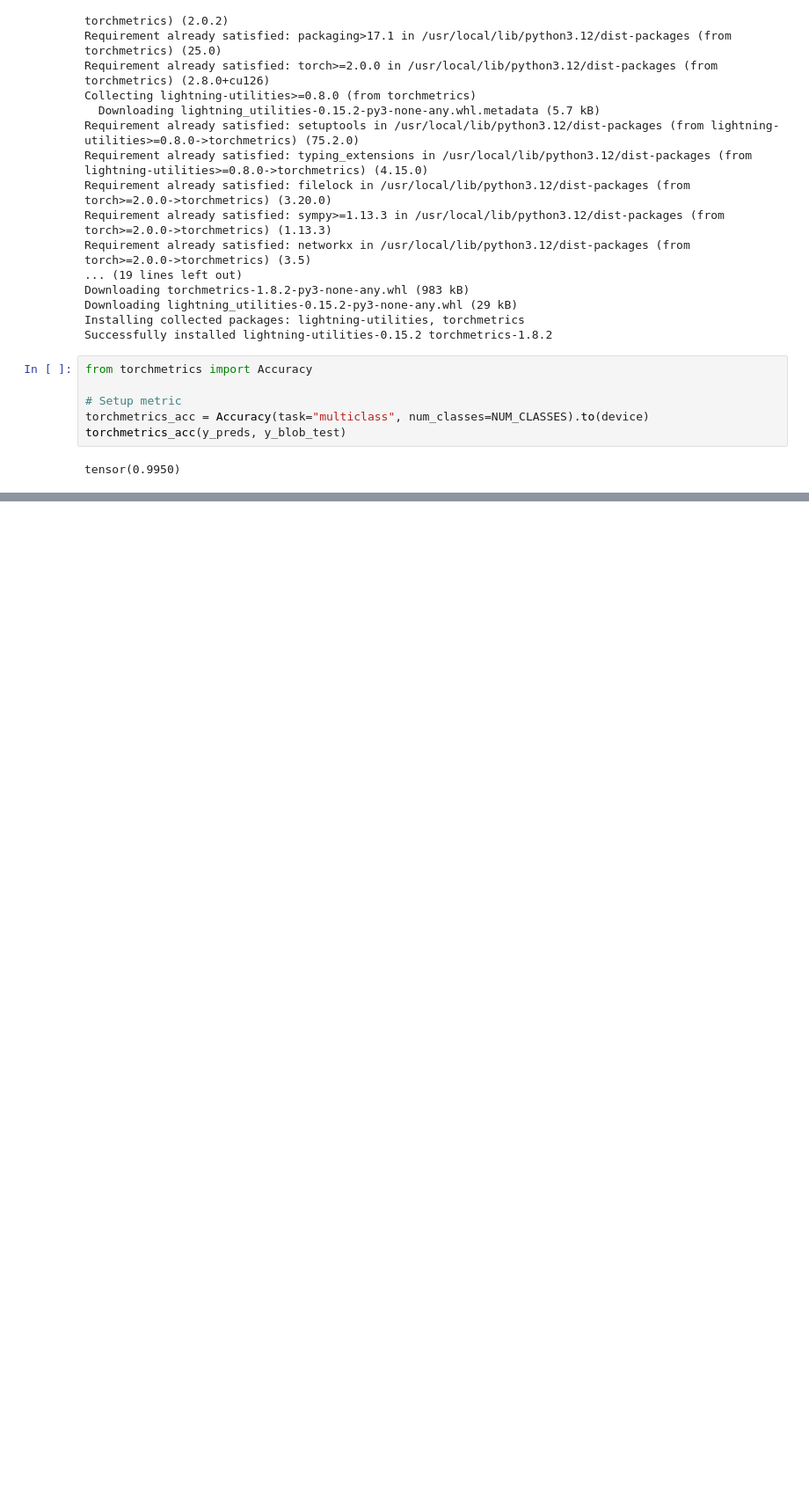
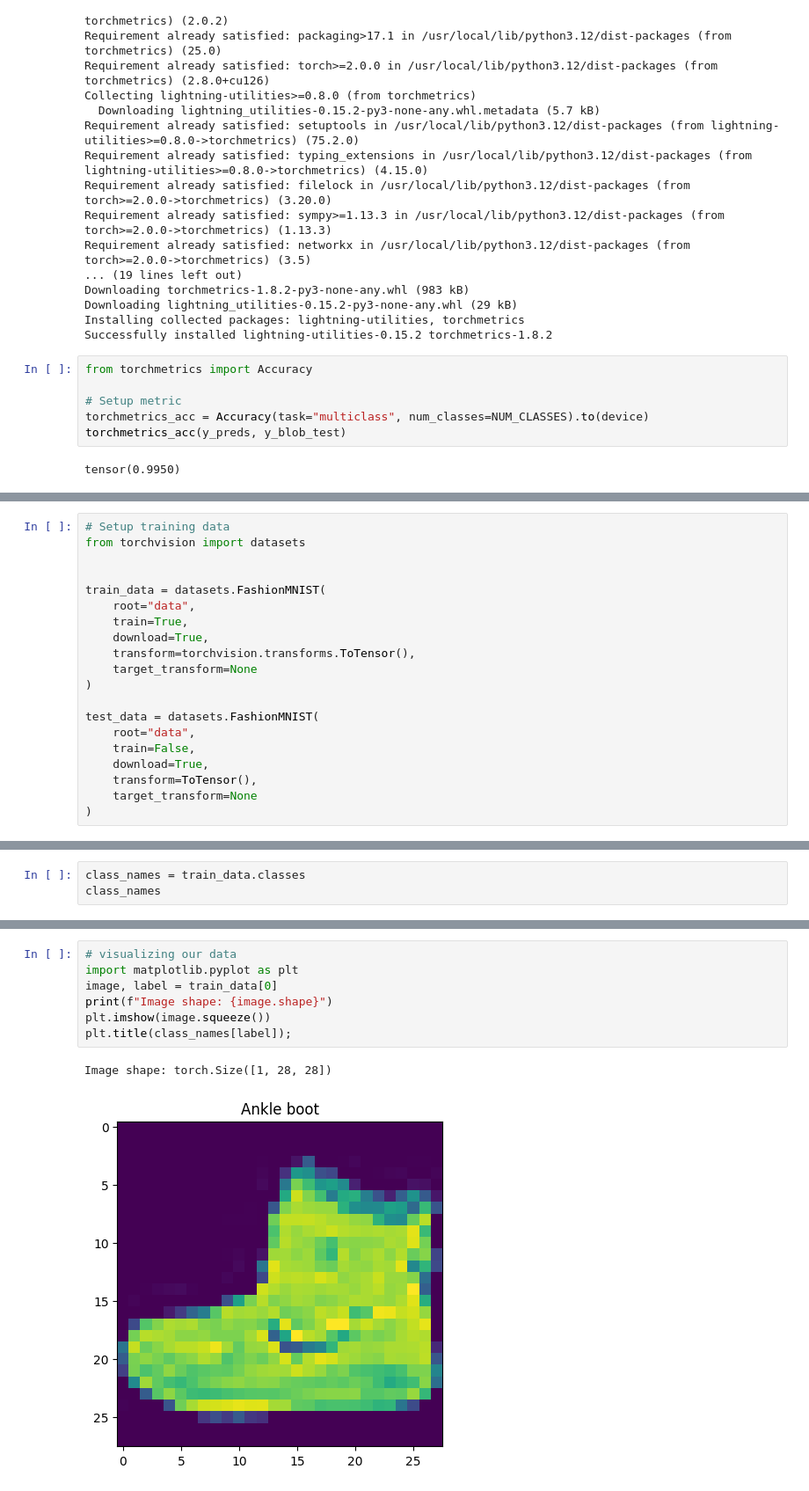
Before and after one commit to enavid/ai-samurai-kata, a Jupyter notebook: ztm_pytorch_kata.ipynb, the cells around one changed output, grey strips where cells are left out. Shown at 88% size. Cells and saved outputs as stored; diff of their text form; blank space fills up the shorter version.

```diff
--- a/ztm_pytorch_kata.ipynb
+++ b/ztm_pytorch_kata.ipynb
@@ -1562,0 +1584,20 @@ tensor(0.9950)
+# %%
+# Setup training data
+from torchvision import datasets
+
+
+train_data = datasets.FashionMNIST(
+    root="data",
+    train=True,
+    download=True,
+    transform=torchvision.transforms.ToTensor(),
+    target_transform=None
+)
+
+test_data = datasets.FashionMNIST(
+    root="data",
+    train=False,
+    download=True,
+    transform=ToTensor(),
+    target_transform=None
+)
@@ -1562,0 +1630,3 @@ tensor(0.9950)
+# %%
+class_names = train_data.classes
+class_names
@@ -1562,0 +1669,10 @@ tensor(0.9950)
+# %%
+# visualizing our data
+import matplotlib.pyplot as plt
+image, label = train_data[0]
+print(f"Image shape: {image.shape}")
+plt.imshow(image.squeeze())
+plt.title(class_names[label]);
+# %% [output]
+Image shape: torch.Size([1, 28, 28])
+[figure, added]
```
Also changed, not shown: parts of 30 cells of this notebook.
